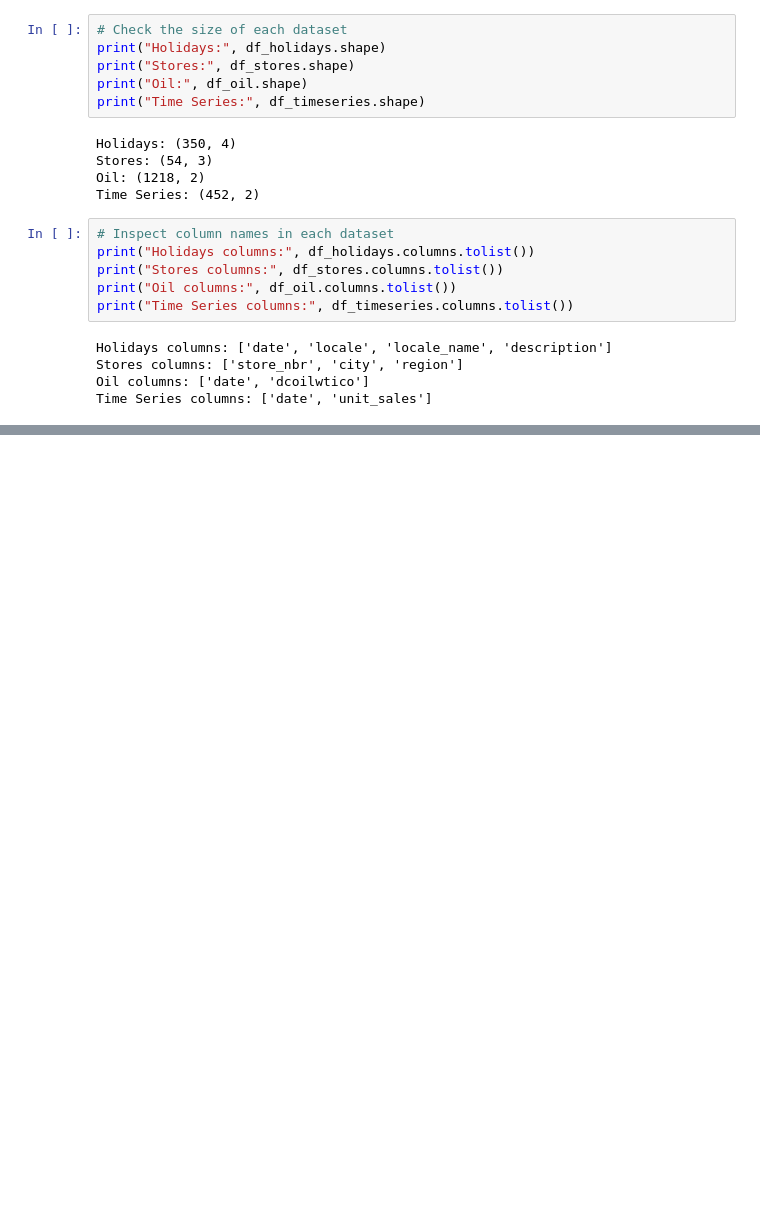
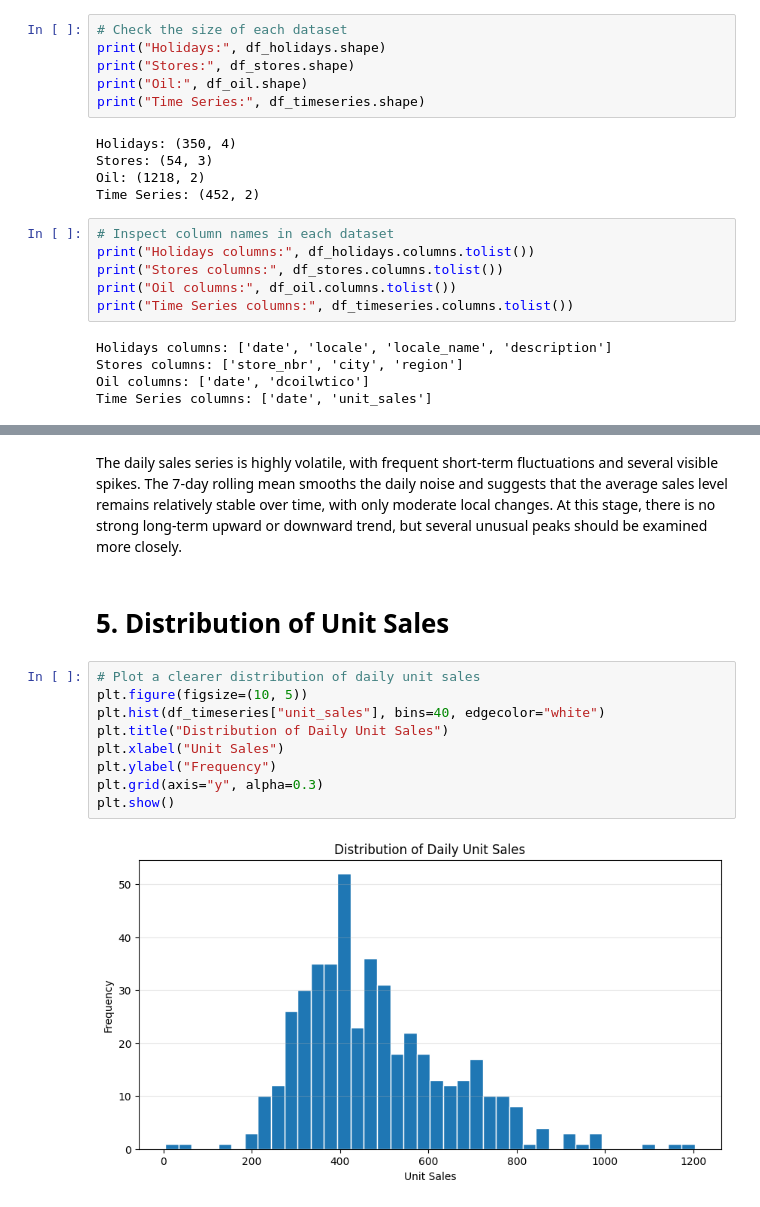
Before and after one commit to sergey-kasatov/time-series-forecasting-project, a Jupyter notebook: notebooks/week1/01_eda_and_cleaning.ipynb, the cells around one changed output, grey strips where cells are left out. Saved outputs shown, nothing was run; the diff lists cells and outputs as text; blank space fills up the shorter version.

```diff
--- a/notebooks/week1/01_eda_and_cleaning.ipynb
+++ b/notebooks/week1/01_eda_and_cleaning.ipynb
@@ -91,0 +203,15 @@ Time Series columns: ['date', 'unit_sales']
+# %% [markdown]
+The daily sales series is highly volatile, with frequent short-term fluctuations and several visible spikes. The 7-day rolling mean smooths the daily noise and suggests that the average sales level remains relatively stable over time, with only moderate local changes. At this stage, there is no strong long-term upward or downward trend, but several unusual peaks should be examined more closely.
+# %% [markdown]
+# 5. Distribution of Unit Sales
+# %%
+# Plot a clearer distribution of daily unit sales
+plt.figure(figsize=(10, 5))
+plt.hist(df_timeseries["unit_sales"], bins=40, edgecolor="white")
+plt.title("Distribution of Daily Unit Sales")
+plt.xlabel("Unit Sales")
+plt.ylabel("Frequency")
+plt.grid(axis="y", alpha=0.3)
+plt.show()
+# %% [output]
+[figure, added]
```
Also changed, not shown: parts of 44 cells of this notebook, 4 other files.
